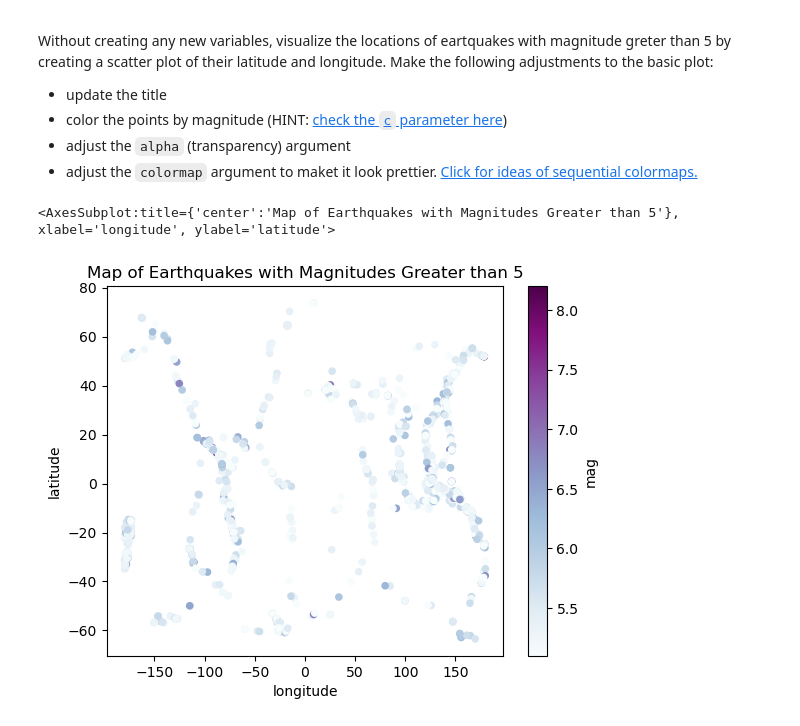
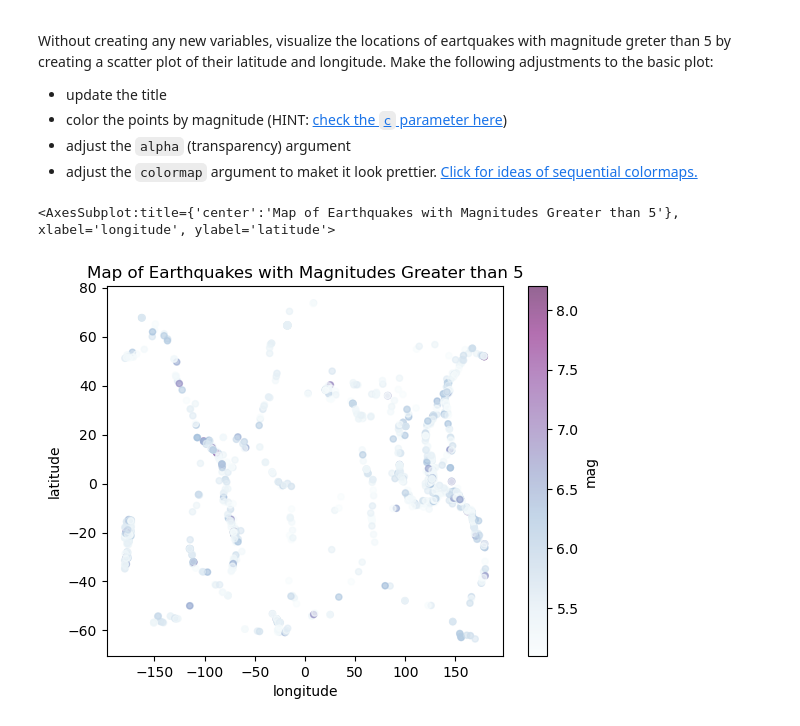
Before and after one commit to mariamkg00/eds220-hwk-1, a Jupyter notebook: hwk1-task4.ipynb, the cells around one changed output. Cells and saved outputs as stored; diff of their text form; code cells hidden in the pictures.

```diff
--- a/hwk1-task4.ipynb
+++ b/hwk1-task4.ipynb
@@ -223,12 +223,13 @@ Without creating any new variables, visualize the locations of eartquakes with m
 # %%
 # first find earthquakes with magnitude greater than 5 using loc
 
 eqk.loc[eqk.mag >5].plot(kind = 'scatter',
         x = 'longitude',
         y= 'latitude',
         c = 'mag',
         colormap = 'BuPu',
+        alpha = 0.6,
         title = 'Map of Earthquakes with Magnitudes Greater than 5')
 # %% [output]
 <AxesSubplot:title={'center':'Map of Earthquakes with Magnitudes Greater than 5'}, xlabel='longitude', ylabel='latitude'>
-[figure, old version]
+[figure, new version]
```
